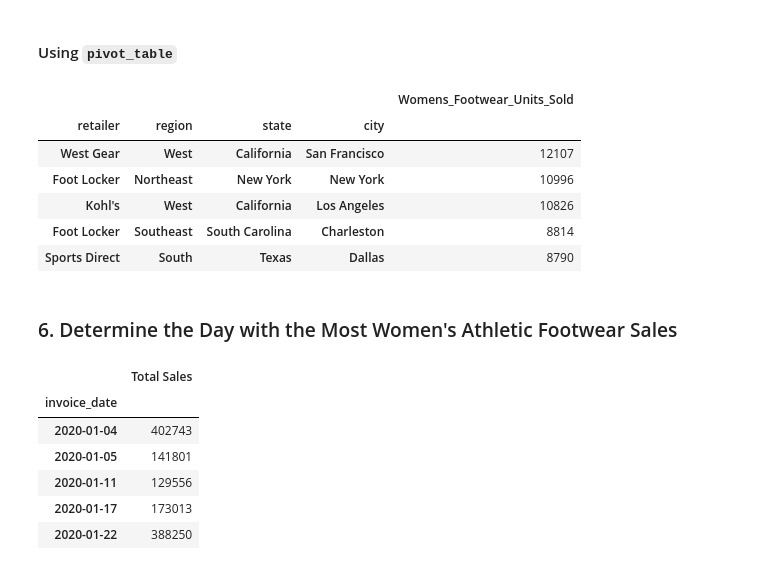
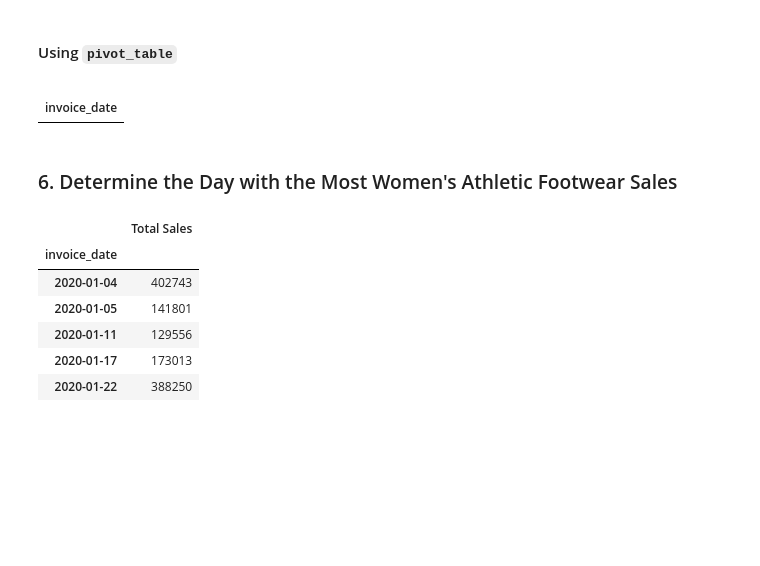
Before and after one commit to RogerNavA13/athletic_sales_analysis, a Jupyter notebook: Starter_Code/athletic_sales_analysis.ipynb, the cells around one changed output. Saved outputs shown, nothing was run; the diff lists cells and outputs as text; code cells hidden in the pictures; blank space fills up the shorter version.

```diff
--- a/Starter_Code/athletic_sales_analysis.ipynb
+++ b/Starter_Code/athletic_sales_analysis.ipynb
@@ -309,3 +317,5 @@ memory usage: 904.2+ KB
 ### 5. Determine which Retailer Sold the Most Women's Athletic Footwear
 # %%
 # Filter the sales data to get the women's athletic footwear sales data.
+
+women_athletic_footwear = combined_athletic_sales.loc[(combined_athletic_sales['product'] == 'Footwear') & (combined_athletic_sales['units_sold'] == 'Athletic')]
@@ -326,8 +322,12 @@ memory usage: 904.2+ KB
 # %% [markdown]
 #### Using `groupby`
 # %%
+# Rename the "units_sold" column to "Womens_Footwear_Units_Sold"
+women_athletic_footwear = women_athletic_footwear.rename(columns={'units_sold': 'Womens_Footwear_Units_Sold'})
 # Show the total number of women's athletic footwear sold for each retailer, region, state, and city.
-# Rename the "units_sold" column to "Womens_Footwear_Units_Sold"
+sales_by_retailer_region_state_city = women_athletic_footwear.groupby(['retailer', 'region', 'state', 'city'])['Womens_Footwear_Units_Sold'].sum()
+
 
 
 # Show the top 5 results.
+women_top_5_results = sales_by_retailer_region_state_city.nlargest(5)
@@ -343,20 +335,17 @@ memory usage: 904.2+ KB
 #### Using `pivot_table`
 # %%
 # Show the total number of women's athletic footwear sold for each retailer, region, state, and city.
-
+pivot_table = women_athletic_footwear.pivot_table(index='invoice_date', values='total_sales', aggfunc='sum')
 
 # Rename the "units_sold" column to "Womens_Footwear_Units_Sold"
-
+pivot_table = pivot_table.rename(columns={'total_sales': 'Total Sales'})
 
 # Show the top 5 results.
+daily_sales = pivot_table.resample('D').sum()
+daily_sales
 # %% [output]
-|  |  |  |  | Womens_Footwear_Units_Sold |
-| retailer | region | state | city |  |
-| West Gear | West | California | San Francisco | 12107 |
-| Foot Locker | Northeast | New York | New York | 10996 |
-| Kohl's | West | California | Los Angeles | 10826 |
-| Foot Locker | Southeast | South Carolina | Charleston | 8814 |
-| Sports Direct | South | Texas | Dallas | 8790 |
+|  |
+| invoice_date |
 # %% [markdown]
 ### 6. Determine the Day with the Most Women's Athletic Footwear Sales
 # %%
```
Also changed, not shown: parts of 13 cells of this notebook.
